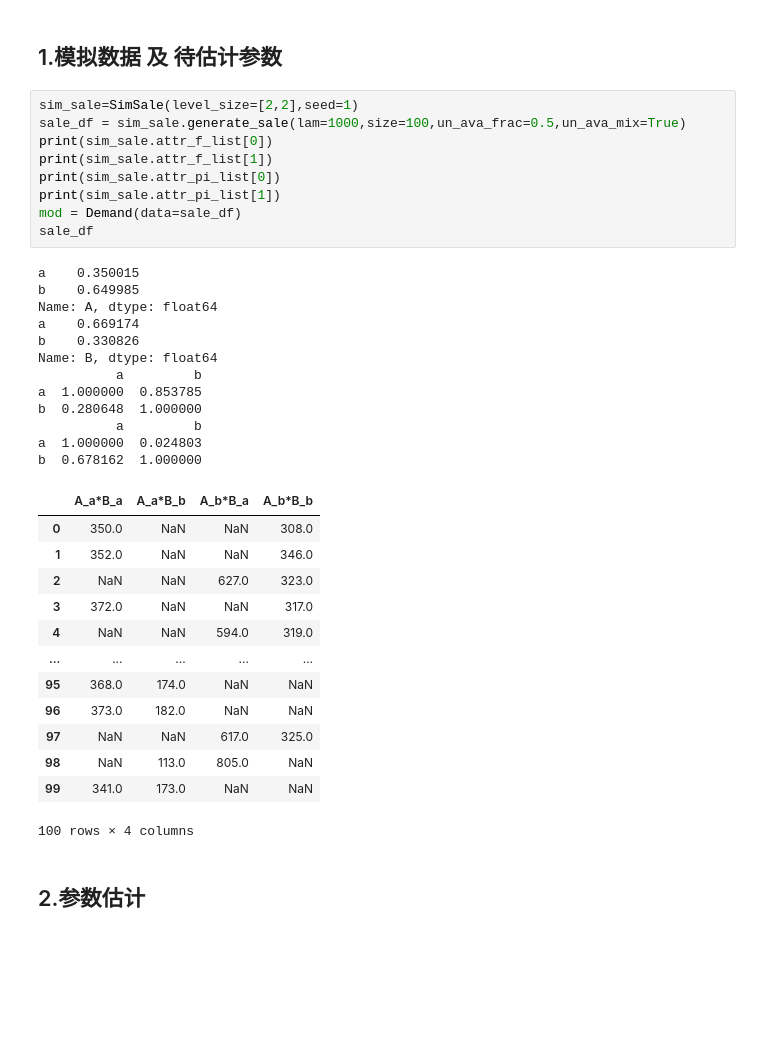
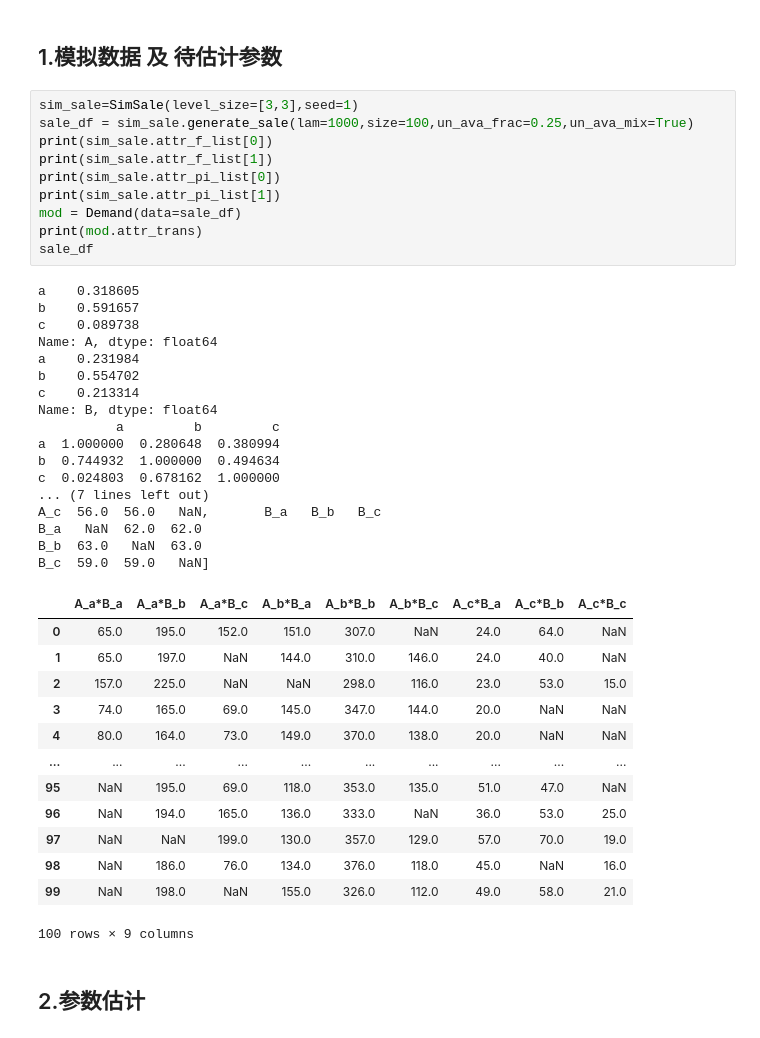
Before and after one commit to ShenhaoZhang/DemandMod, a Jupyter notebook: valid/功能验证.ipynb, the cells around one changed output. Saved outputs shown, nothing was run; the diff lists cells and outputs as text; blank space fills up the shorter version.

```diff
--- a/valid/功能验证.ipynb
+++ b/valid/功能验证.ipynb
@@ -13,40 +13,46 @@ from mod.Demand import Demand
 # %% [markdown]
 ## 1.模拟数据 及 待估计参数
 # %%
-sim_sale=SimSale(level_size=[2,2],seed=1)
-sale_df = sim_sale.generate_sale(lam=1000,size=100,un_ava_frac=0.5,un_ava_mix=True)
+sim_sale=SimSale(level_size=[3,3],seed=1)
+sale_df = sim_sale.generate_sale(lam=1000,size=100,un_ava_frac=0.25,un_ava_mix=True)
 print(sim_sale.attr_f_list[0])
 print(sim_sale.attr_f_list[1])
 print(sim_sale.attr_pi_list[0])
 print(sim_sale.attr_pi_list[1])
 mod = Demand(data=sale_df)
+print(mod.attr_trans)
 sale_df
 # %% [output]
-a    0.350015
-b    0.649985
+a    0.318605
+b    0.591657
+c    0.089738
 Name: A, dtype: float64
-a    0.669174
-b    0.330826
+a    0.231984
+b    0.554702
+c    0.213314
 Name: B, dtype: float64
-          a         b
-a  1.000000  0.853785
-b  0.280648  1.000000
-          a         b
-a  1.000000  0.024803
-b  0.678162  1.000000
+          a         b         c
+a  1.000000  0.280648  0.380994
+b  0.744932  1.000000  0.494634
+c  0.024803  0.678162  1.000000
+... (7 lines left out)
+A_c  56.0  56.0   NaN,       B_a   B_b   B_c
+B_a   NaN  62.0  62.0
+B_b  63.0   NaN  63.0
+B_c  59.0  59.0   NaN]
-|  | A_a*B_a | A_a*B_b | A_b*B_a | A_b*B_b |
-| 0 | 350.0 | NaN | NaN | 308.0 |
-| 1 | 352.0 | NaN | NaN | 346.0 |
-| 2 | NaN | NaN | 627.0 | 323.0 |
-| 3 | 372.0 | NaN | NaN | 317.0 |
-| 4 | NaN | NaN | 594.0 | 319.0 |
-| ... | ... | ... | ... | ... |
-| 95 | 368.0 | 174.0 | NaN | NaN |
-| 96 | 373.0 | 182.0 | NaN | NaN |
-| 97 | NaN | NaN | 617.0 | 325.0 |
-| 98 | NaN | 113.0 | 805.0 | NaN |
-| 99 | 341.0 | 173.0 | NaN | NaN |
+|  | A_a*B_a | A_a*B_b | A_a*B_c | A_b*B_a | A_b*B_b | A_b*B_c | A_c*B_a | A_c*B_b | A_c*B_c |
+| 0 | 65.0 | 195.0 | 152.0 | 151.0 | 307.0 | NaN | 24.0 | 64.0 | NaN |
+| 1 | 65.0 | 197.0 | NaN | 144.0 | 310.0 | 146.0 | 24.0 | 40.0 | NaN |
+| 2 | 157.0 | 225.0 | NaN | NaN | 298.0 | 116.0 | 23.0 | 53.0 | 15.0 |
+| 3 | 74.0 | 165.0 | 69.0 | 145.0 | 347.0 | 144.0 | 20.0 | NaN | NaN |
+| 4 | 80.0 | 164.0 | 73.0 | 149.0 | 370.0 | 138.0 | 20.0 | NaN | NaN |
+| ... | ... | ... | ... | ... | ... | ... | ... | ... | ... |
+| 95 | NaN | 195.0 | 69.0 | 118.0 | 353.0 | 135.0 | 51.0 | 47.0 | NaN |
+| 96 | NaN | 194.0 | 165.0 | 136.0 | 333.0 | NaN | 36.0 | 53.0 | 25.0 |
+| 97 | NaN | NaN | 199.0 | 130.0 | 357.0 | 129.0 | 57.0 | 70.0 | 19.0 |
+| 98 | NaN | 186.0 | 76.0 | 134.0 | 376.0 | 118.0 | 45.0 | NaN | 16.0 |
+| 99 | NaN | 198.0 | NaN | 155.0 | 326.0 | 112.0 | 49.0 | 58.0 | 21.0 |
-100 rows × 4 columns
+100 rows × 9 columns
 # %% [markdown]
 ## 2.参数估计
 # %%
```
Also changed, not shown: parts of 18 cells of this notebook, 1 other file.
